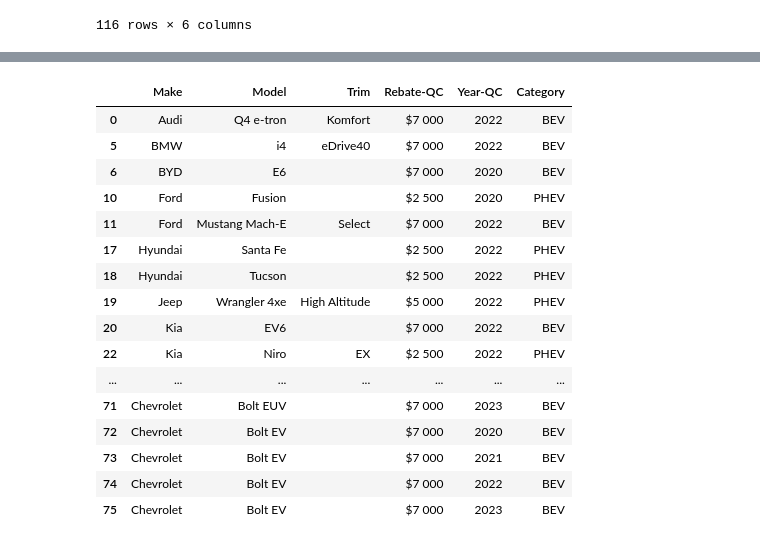
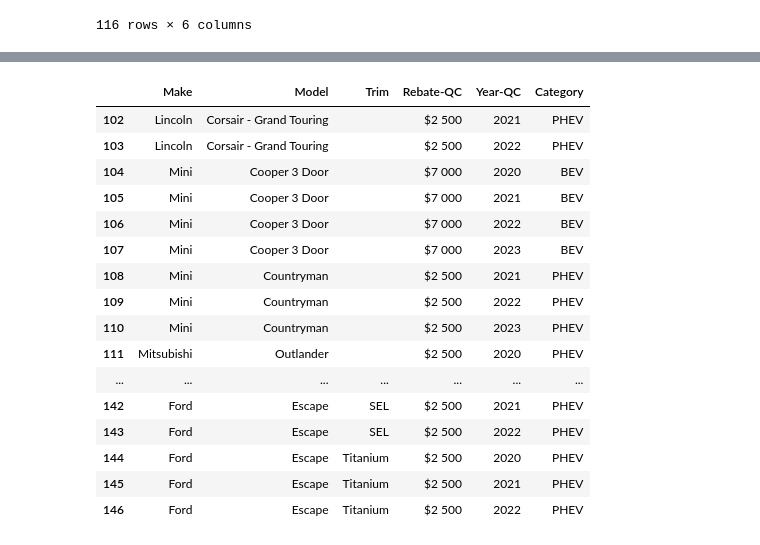
Before and after one commit to JordaanI/EV_Cars, a Jupyter notebook: EV_CARS.ipynb, the cells around one changed output, grey strips where cells are left out. Cells and saved outputs as stored; diff of their text form; code cells hidden in the pictures.

```diff
--- a/EV_CARS.ipynb
+++ b/EV_CARS.ipynb
@@ -208,6 +226,8 @@ for ind in size:
 
 
 def model_formatter(series):
+    if ' - ' in series:
+        return series['Model'].replace(' - ',' – ')
     models = ['i4', 'IONIQ 5', 'Model 3', '60 Recharge']
     for model in models:
         if model in series['Model']:
@@ -299,17 +319,15 @@ cars_df
 | 146 | Ford | Escape | Titanium | $2 500 | 2022 | PHEV |
 116 rows × 6 columns
 # %%
-
 def model_formatter(series):
-    models = ['i4', 'IONIQ 5', 'Model 3', '60 Recharge']
     if ' - ' in series['Model']:
         return series['Model'].replace(' - ',' – ')
+    models = ['i4', 'IONIQ 5', 'Model 3', '60 Recharge']
     for model in models:
         if model in series['Model']:
             return series['Model'].replace(model, model + ' – ')
     return series['Model']
 
-cars_df.insert(2, 'Trim', np.zeros(51))
 def model_splitter(series):
     if ' – ' in series['Model']:
         res = series['Model'].split(' – ')
@@ -321,9 +339,7 @@ def model_correction(series):
     if ' – ' in series['Model']:
         res = series['Model'].split(' – ')
         return res[0]
-    else:
+    else: -
         return series['Model']
 
-cars_df['Model'] = cars_df.apply(model_formatter, axis=1)
-cars_df['Trim'] = cars_df.apply(model_splitter, axis=1)
-cars_df['Model'] = cars_df.apply(model_correction, axis=1)
+model_formatter(cars_df.iloc[100])
@@ -343,21 +348,20 @@ SyntaxError: invalid syntax (Temp/ipykernel_7124/4049366153.py, line 2)
-# %%
-# fed_cars_df.merge(cars_df)
-cars_df.head(45)
-# %% [output]
-|  | Make | Model | Trim | Rebate-QC | Year-QC | Category |
-| 0 | Audi | Q4 e-tron | Komfort | $7 000 | 2022 | BEV |
-| 5 | BMW | i4 | eDrive40 | $7 000 | 2022 | BEV |
-| 6 | BYD | E6 |  | $7 000 | 2020 | BEV |
-| 10 | Ford | Fusion |  | $2 500 | 2020 | PHEV |
-| 11 | Ford | Mustang Mach-E | Select | $7 000 | 2022 | BEV |
-| 17 | Hyundai | Santa Fe |  | $2 500 | 2022 | PHEV |
-| 18 | Hyundai | Tucson |  | $2 500 | 2022 | PHEV |
-| 19 | Jeep | Wrangler 4xe | High Altitude | $5 000 | 2022 | PHEV |
-| 20 | Kia | EV6 |  | $7 000 | 2022 | BEV |
-| 22 | Kia | Niro | EX | $2 500 | 2022 | PHEV |
-| ... | ... | ... | ... | ... | ... | ... |
-| 71 | Chevrolet | Bolt EUV |  | $7 000 | 2023 | BEV |
-| 72 | Chevrolet | Bolt EV |  | $7 000 | 2020 | BEV |
-| 73 | Chevrolet | Bolt EV |  | $7 000 | 2021 | BEV |
-| 74 | Chevrolet | Bolt EV |  | $7 000 | 2022 | BEV |
-| 75 | Chevrolet | Bolt EV |  | $7 000 | 2023 | BEV |
+# %%
+cars_df.tail(45)'RAV4 PRIME - SE or XSE'
+# %% [output]
+|  | Make | Model | Trim | Rebate-QC | Year-QC | Category |
+| 102 | Lincoln | Corsair - Grand Touring |  | $2 500 | 2021 | PHEV |
+| 103 | Lincoln | Corsair - Grand Touring |  | $2 500 | 2022 | PHEV |
+| 104 | Mini | Cooper 3 Door |  | $7 000 | 2020 | BEV |
+| 105 | Mini | Cooper 3 Door |  | $7 000 | 2021 | BEV |
+| 106 | Mini | Cooper 3 Door |  | $7 000 | 2022 | BEV |
+| 107 | Mini | Cooper 3 Door |  | $7 000 | 2023 | BEV |
+| 108 | Mini | Countryman |  | $2 500 | 2021 | PHEV |
+| 109 | Mini | Countryman |  | $2 500 | 2022 | PHEV |
+| 110 | Mini | Countryman |  | $2 500 | 2023 | PHEV |
+| 111 | Mitsubishi | Outlander |  | $2 500 | 2020 | PHEV |
+| ... | ... | ... | ... | ... | ... | ... |
+| 142 | Ford | Escape | SEL | $2 500 | 2021 | PHEV |
+| 143 | Ford | Escape | SEL | $2 500 | 2022 | PHEV |
+| 144 | Ford | Escape | Titanium | $2 500 | 2020 | PHEV |
+| 145 | Ford | Escape | Titanium | $2 500 | 2021 | PHEV |
+| 146 | Ford | Escape | Titanium | $2 500 | 2022 | PHEV |
```
Also changed, not shown: parts of 4 cells of this notebook, 2 other files.
